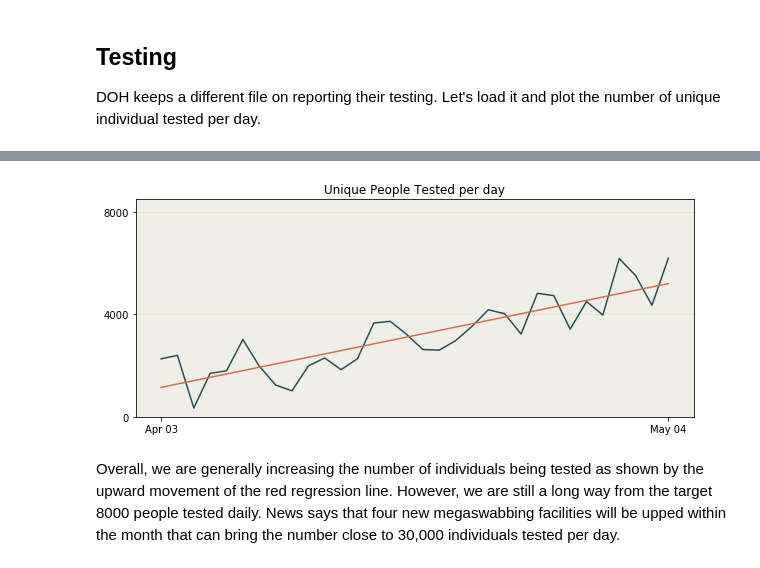
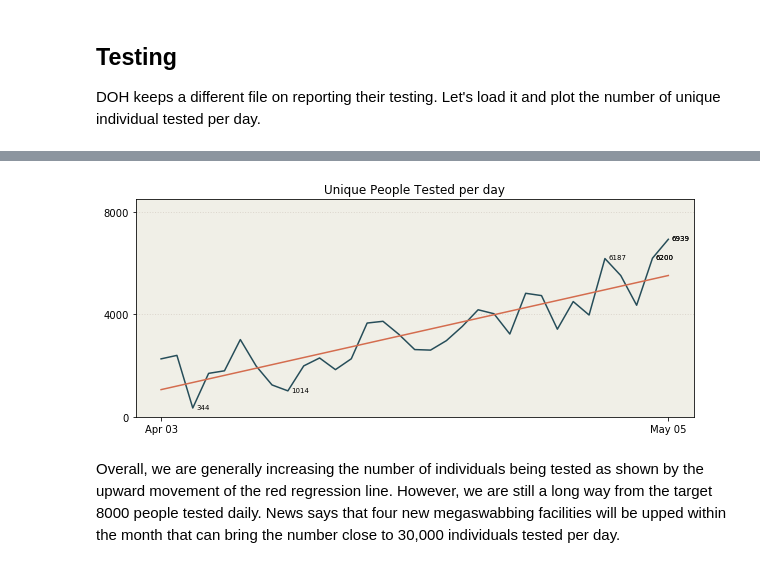
Before and after one commit to jpcajanding/Covid-19-Visualizations, a Jupyter notebook: philippines_charts.ipynb, the cells around one changed output, grey strips where cells are left out. Drawn from its saved outputs; the diff is of its cells as text; code cells hidden in the pictures.

Commit message:
Updated testing data and added annotations on testing graph.

```diff
--- a/philippines_charts.ipynb
+++ b/philippines_charts.ipynb
@@ -367,6 +367,8 @@ for column in columns:
 # df = df.apply(pd.to_numeric, errors='ignore', downcast='float')
 test_dates = df.groupby(['Date']).sum() #.reset_index()
 test_daily = (test_dates - test_dates.shift(1))[1:]
+
+test_annotations = test_daily.nlargest(3,['UNIQUE INDIVIDUALS TESTED']).append(test_daily.tail(2)).append(test_daily.nsmallest(2,['UNIQUE INDIVIDUALS TESTED']))
 # %%
 def regress_line_time(y):
     x = np.arange(len(y)).reshape(-1, 1)
@@ -377,18 +379,24 @@ def regress_line_time(y):
 # %%
 fig7 = plt.figure(figsize=(10, 4))
 ax_unique = plt.axes()
 plt.title('Unique People Tested per day')
 ax_unique.set_facecolor('#F0EFE7')
 
 ax_unique.plot(test_daily.index, test_daily['UNIQUE INDIVIDUALS TESTED'], color='#264d59')
+for i in range(len(test_annotations)):
+    ax_unique.annotate('%0.f' % test_annotations['UNIQUE INDIVIDUALS TESTED'][i],
+                        xy=(test_annotations.index[i], test_annotations['UNIQUE INDIVIDUALS TESTED'][i]),
+                        xytext=(3.5, -1),
+                        xycoords=('data', 'data'), textcoords='offset points', fontsize=7)
+
 regress_line = regress_line_time(test_daily['UNIQUE INDIVIDUALS TESTED'].values.reshape(-1, 1))
 ax_unique.plot(test_daily.index, regress_line, color='#d46c4e')
 ax_unique.xaxis.set_major_formatter(mpl_dates.DateFormatter('%b %d'))  # format dates as Month-Day eg Mar 01
 ax_unique.set_xticks([test_daily.index[0], test_daily.index[-1]])
 ax_unique.set_ylim(0, 8500)
 ax_unique.set_yticks([0, 4000, 8000])
 ax_unique.grid(axis='y', color='#dcd6cd', linestyle='dotted', linewidth=1)
 # %% [output]
-[figure, old version]
+[figure, new version]
 # %% [markdown]
 Overall, we are generally increasing the number of individuals being tested as shown by the upward movement of the red regression line. However, we are still a long way from the target 8000 people tested daily. News says that four new megaswabbing facilities will be upped within the month that can bring the number close to 30,000 individuals tested per day.
```
Also changed, not shown: 4 other files.
